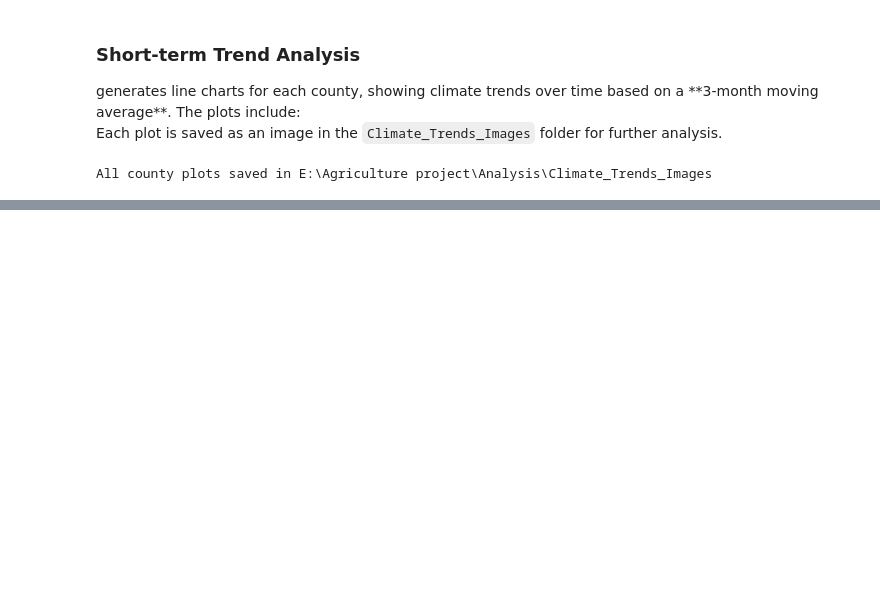
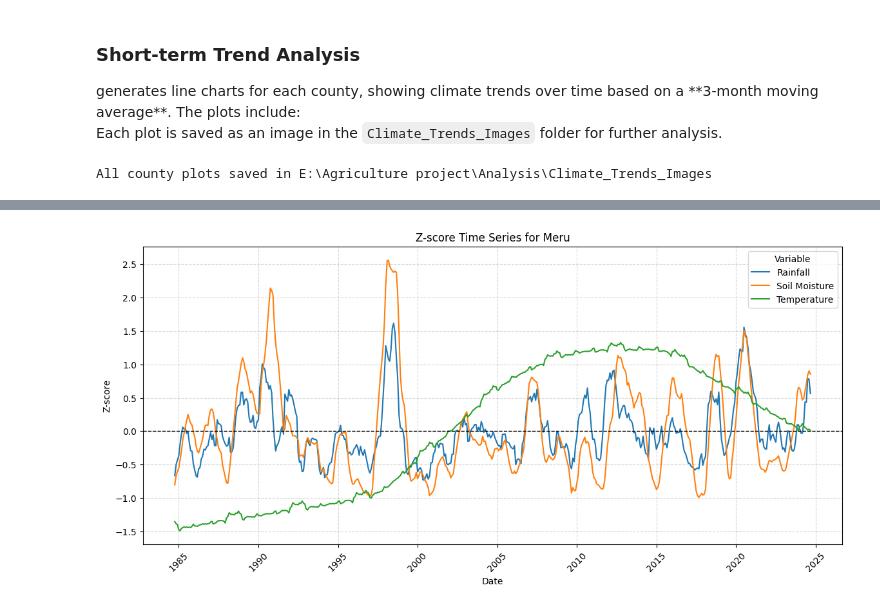
Before and after one commit to kiptoorono/Climate-Based-Risk-Assessment-and-Support-System, a Jupyter notebook: Visualisation/visuals.ipynb, the cells around one changed output, grey strips where cells are left out. Cells and saved outputs as stored; diff of their text form; code cells hidden in the pictures; blank space fills up the shorter version.

```diff
--- a/Visualisation/visuals.ipynb
+++ b/Visualisation/visuals.ipynb
@@ -64,0 +94,47 @@ All county plots saved in E:\Agriculture project\Analysis\Climate_Trends_Images
+# %%
+import matplotlib.pyplot as plt
+import seaborn as sns
+import pandas as pd
+
+def plot_zscore_timeseries(data, county, window=5):
+    """
+    Plots time series of Z-scores for rainfall, soil moisture, and temperature.
+
+    Parameters:
+    data (pandas.DataFrame): Dataframe containing Z-score columns.
+    county (str): Name of the county to plot.
+    window (int): Rolling average window size for smoothing the plot.
+    """
+    plt.figure(figsize=(14, 6))
+
+    # Convert 'Date' column to datetime format
+    data['Date'] = pd.to_datetime(data['Date'])
+
+    # Extract and smooth Z-score columns
+    zscore_cols = {
+        "Rainfall": f"{county}_rain_zscore",
+        "Soil Moisture": f"{county}_soil_zscore",
+        "Temperature": f"{county}_temp_zscore"
+    }
+
+    for label, col in zscore_cols.items():
+        if col in data.columns:
+            sns.lineplot(x=data['Date'], y=data[col].rolling(window=window).mean(), label=label)  # Apply rolling average
+
+    # Styling
+    plt.axhline(y=0, color='black', linestyle='--', linewidth=1)  # Reference line at Z=0
+    plt.title(f"Z-score Time Series for {county}")
+    plt.xlabel("Date")
+    plt.ylabel("Z-score")
+    plt.xticks(rotation=45)  # Rotate dates
+    plt.legend(title="Variable")
+    plt.grid(True, linestyle="--", alpha=0.5)
+    plt.show()
+
+# Load data
+data = pd.read_csv(r"E:\Agriculture project\Data\Processed\Merged_data_features.csv")
+
+# Plot for Meru with smoothing
+plot_zscore_timeseries(data, "Meru", window=10)
+# %% [output]
+[figure, added]
```
Also changed, not shown: parts of 2 cells of this notebook, 1 other file.
